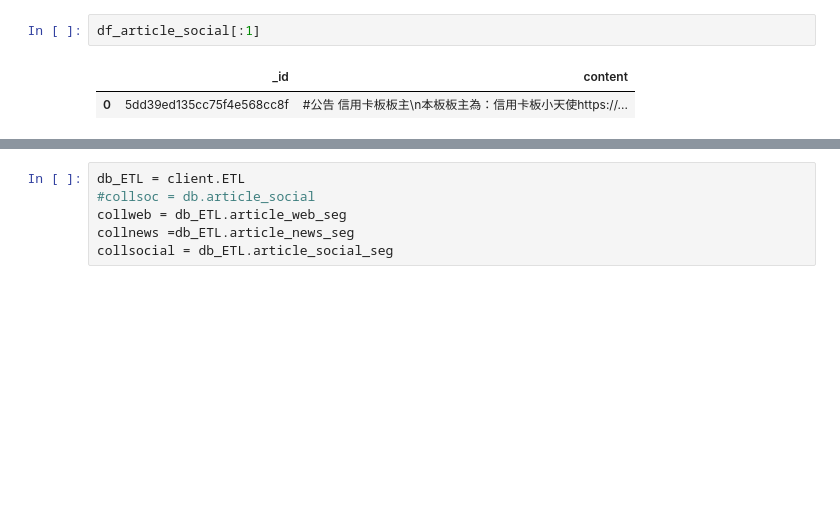
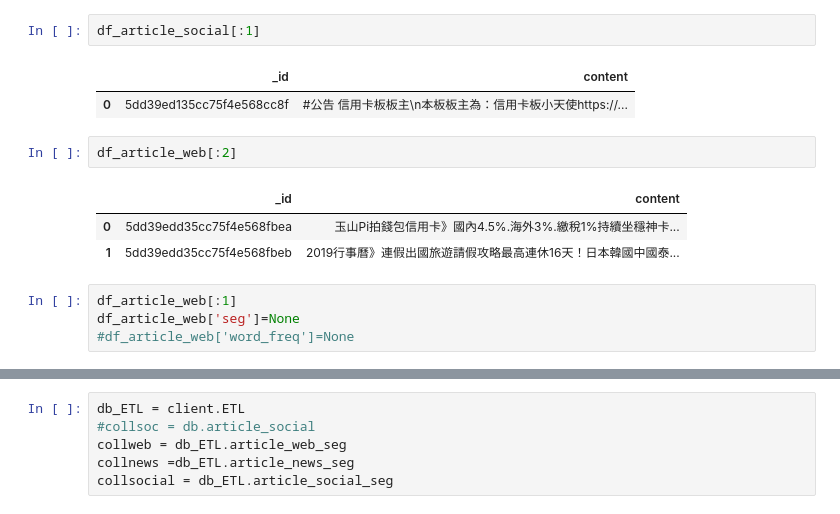
Before and after one commit to ShengHsiang-Kao/DB104, a Jupyter notebook: integrate/card_article_seg/integrate_seg.ipynb, the cells around one changed output, grey strips where cells are left out. Drawn from its saved outputs; the diff is of its cells as text; blank space fills up the shorter version.

```diff
--- a/integrate/card_article_seg/integrate_seg.ipynb
+++ b/integrate/card_article_seg/integrate_seg.ipynb
@@ -44,3 +53,13 @@ df_article_social[:1]
 # %% [output]
 |  | _id | content |
 | 0 | 5dd39ed135cc75f4e568cc8f | #公告 信用卡板板主\n本板板主為：信用卡板小天使https://... |
+# %%
+df_article_web[:2]
+# %% [output]
+|  | _id | content |
+| 0 | 5dd39edd35cc75f4e568fbea | 玉山Pi拍錢包信用卡》國內4.5%.海外3%.繳稅1%持續坐穩神卡... |
+| 1 | 5dd39edd35cc75f4e568fbeb | 2019行事曆》連假出國旅遊請假攻略最高連休16天！日本韓國中國泰... |
+# %%
+df_article_web[:1]
+df_article_web['seg']=None
+#df_article_web['word_freq']=None
```
Also changed, not shown: parts of 34 cells of this notebook, 12 other files.
